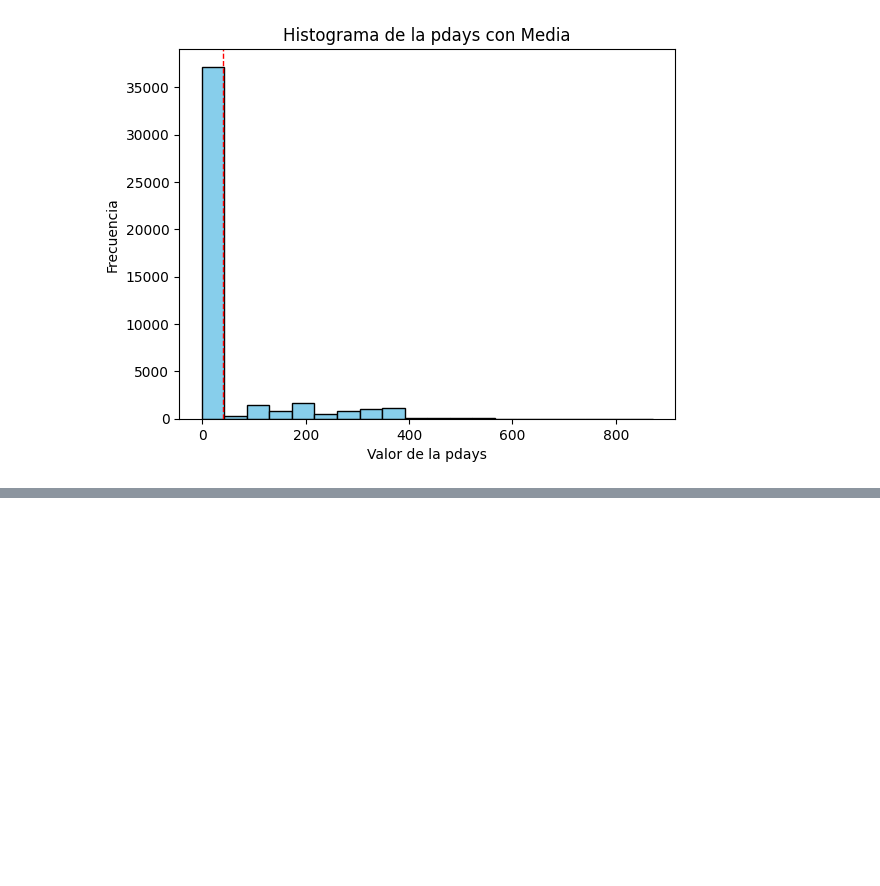
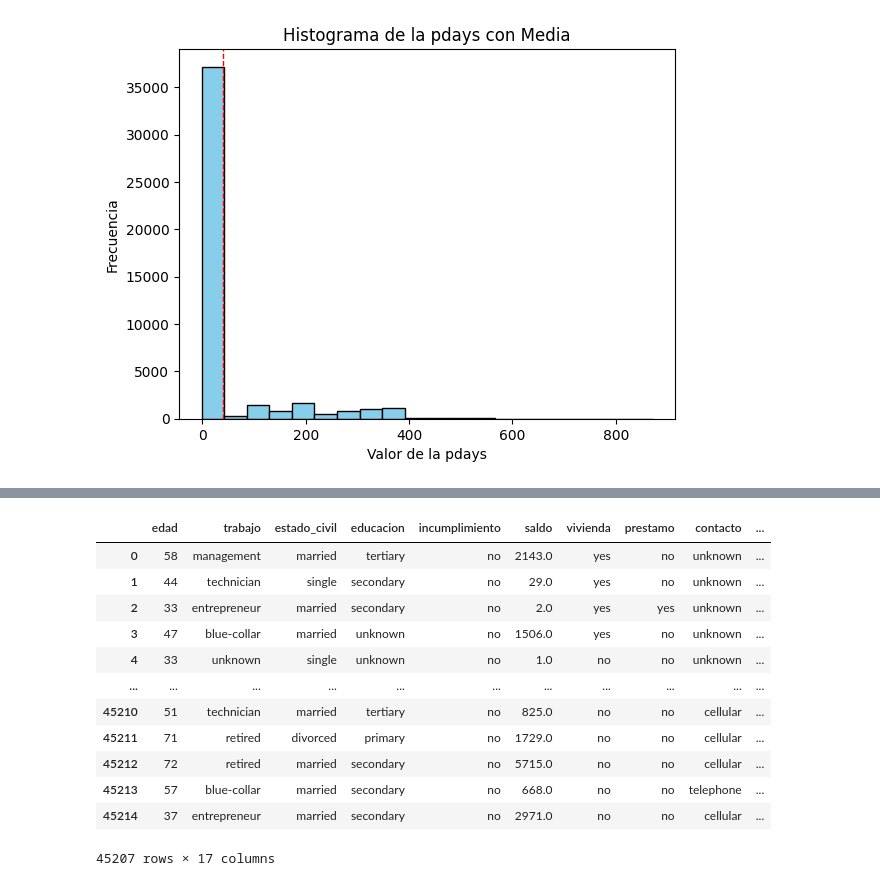
Before and after one commit to ccbeltran/Talento_Tech, a Jupyter notebook: Laboratorio_1_TalentoTech_CCBM.ipynb, the cells around one changed output, grey strips where cells are left out. Cells and saved outputs as stored; diff of their text form; code cells hidden in the pictures; blank space fills up the shorter version.

```diff
--- a/Laboratorio_1_TalentoTech_CCBM.ipynb
+++ b/Laboratorio_1_TalentoTech_CCBM.ipynb
@@ -402,0 +459,16 @@ plt.show()
+# %%
+df[df['edad'] > 15]
+# %% [output]
+|  | edad | trabajo | estado_civil | educacion | incumplimiento | saldo | vivienda | prestamo | contacto | ... |
+| 0 | 58 | management | married | tertiary | no | 2143.0 | yes | no | unknown | ... |
+| 1 | 44 | technician | single | secondary | no | 29.0 | yes | no | unknown | ... |
+| 2 | 33 | entrepreneur | married | secondary | no | 2.0 | yes | yes | unknown | ... |
+| 3 | 47 | blue-collar | married | unknown | no | 1506.0 | yes | no | unknown | ... |
+| 4 | 33 | unknown | single | unknown | no | 1.0 | no | no | unknown | ... |
+| ... | ... | ... | ... | ... | ... | ... | ... | ... | ... | ... |
+| 45210 | 51 | technician | married | tertiary | no | 825.0 | no | no | cellular | ... |
+| 45211 | 71 | retired | divorced | primary | no | 1729.0 | no | no | cellular | ... |
+| 45212 | 72 | retired | married | secondary | no | 5715.0 | no | no | cellular | ... |
+| 45213 | 57 | blue-collar | married | secondary | no | 668.0 | no | no | telephone | ... |
+| 45214 | 37 | entrepreneur | married | secondary | no | 2971.0 | no | no | cellular | ... |
+45207 rows × 17 columns
```
Also changed, not shown: parts of 6 cells of this notebook.
